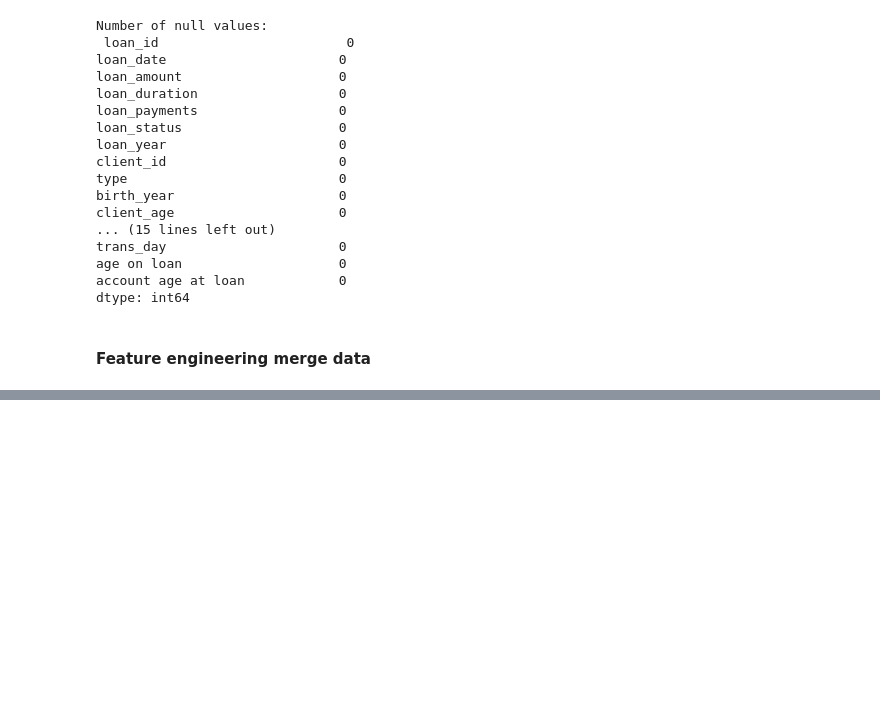
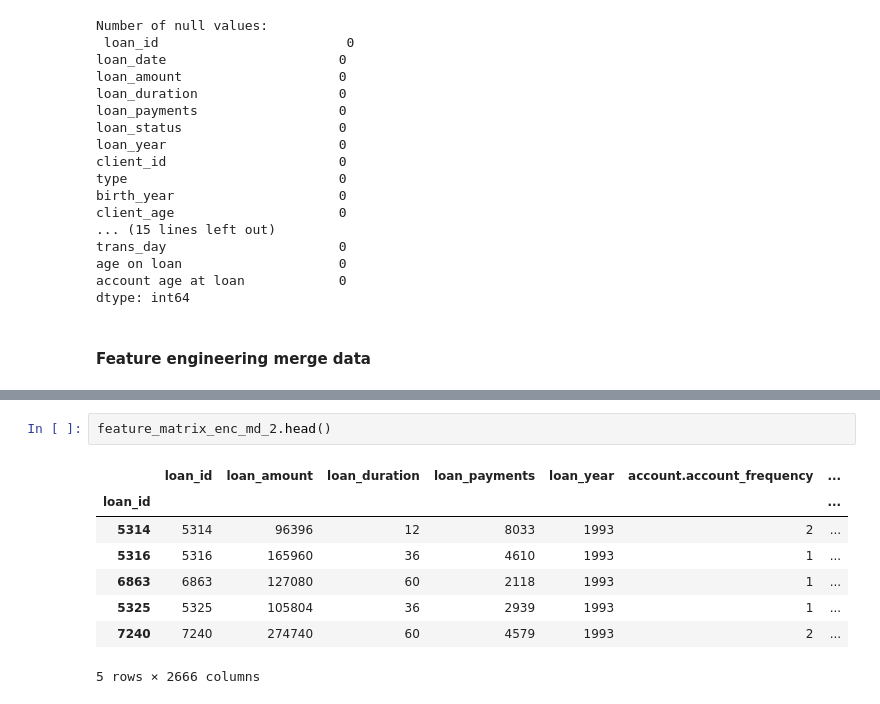
Before and after one commit to BernardoFerreira00/AC-Project, a Jupyter notebook: Notebooks/crisp_dm_sprint_3_4/data processing.ipynb, the cells around one changed output, grey strips where cells are left out. Cells and saved outputs as stored; diff of their text form; blank space fills up the shorter version.

```diff
--- a/Notebooks/crisp_dm_sprint_3_4/data processing.ipynb
+++ b/Notebooks/crisp_dm_sprint_3_4/data processing.ipynb
@@ -495,0 +491,11 @@ loan_id
+# %%
+feature_matrix_enc_md_2.head()
+# %% [output]
+|  | loan_id | loan_amount | loan_duration | loan_payments | loan_year | account.account_frequency | ... |
+| loan_id |  |  |  |  |  |  | ... |
+| 5314 | 5314 | 96396 | 12 | 8033 | 1993 | 2 | ... |
+| 5316 | 5316 | 165960 | 36 | 4610 | 1993 | 1 | ... |
+| 6863 | 6863 | 127080 | 60 | 2118 | 1993 | 1 | ... |
+| 5325 | 5325 | 105804 | 36 | 2939 | 1993 | 1 | ... |
+| 7240 | 7240 | 274740 | 60 | 4579 | 1993 | 2 | ... |
+5 rows × 2666 columns
```
Also changed, not shown: parts of 6 cells of this notebook, 14 other files.
